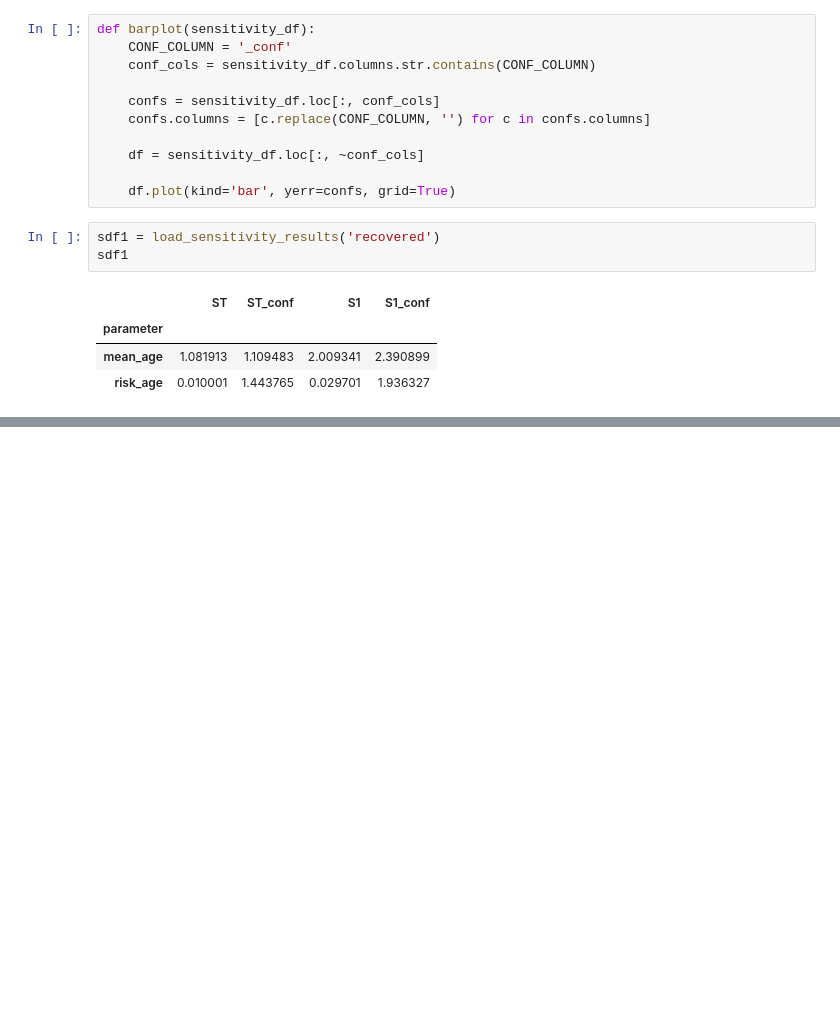
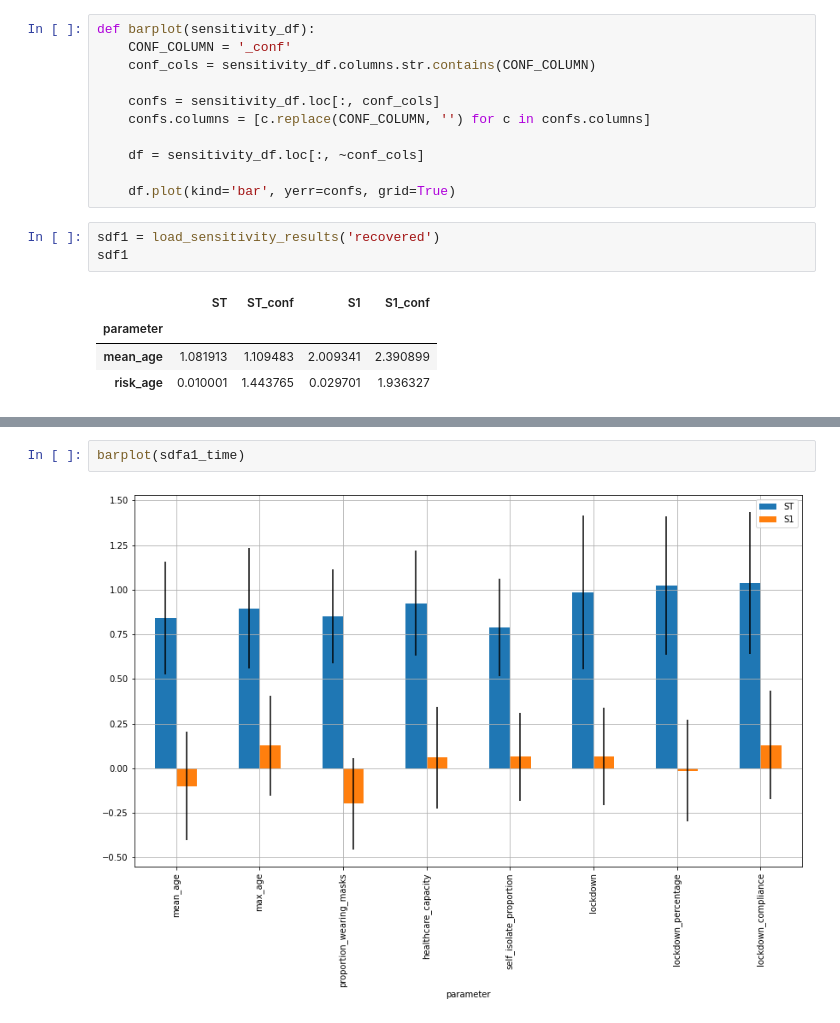
Before and after one commit to kaskadz/python_corona_simulation, a Jupyter notebook: SensitivityAnalysis.ipynb, the cells around one changed output, grey strips where cells are left out. Saved outputs shown, nothing was run; the diff lists cells and outputs as text; blank space fills up the shorter version.

```diff
--- a/SensitivityAnalysis.ipynb
+++ b/SensitivityAnalysis.ipynb
@@ -41,0 +72,4 @@ barplot(sdf1)
+# %%
+barplot(sdfa1_time)
+# %% [output]
+[figure, added]
```
Also changed, not shown: parts of 5 cells of this notebook, 3 other files.
